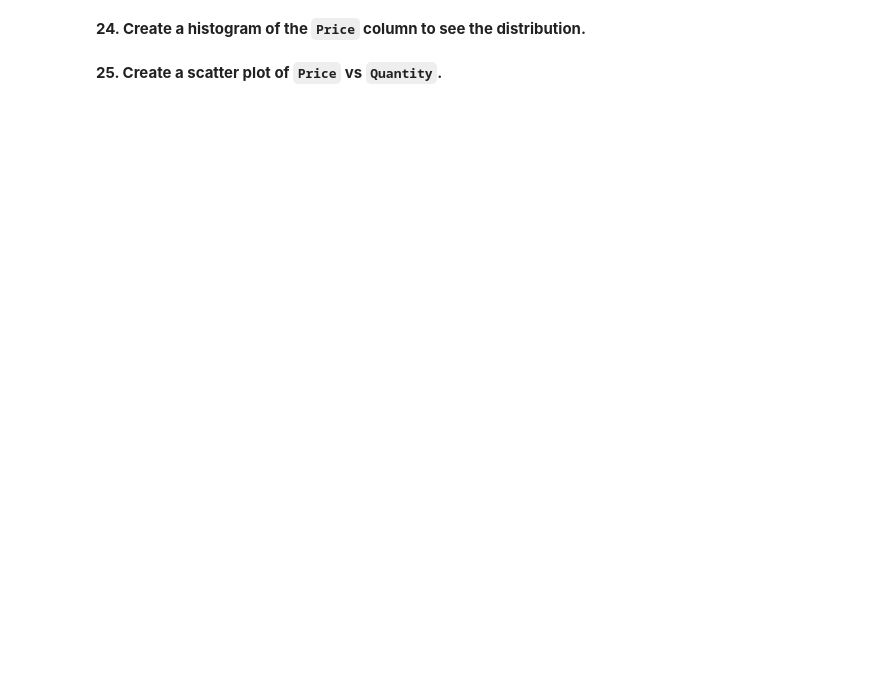
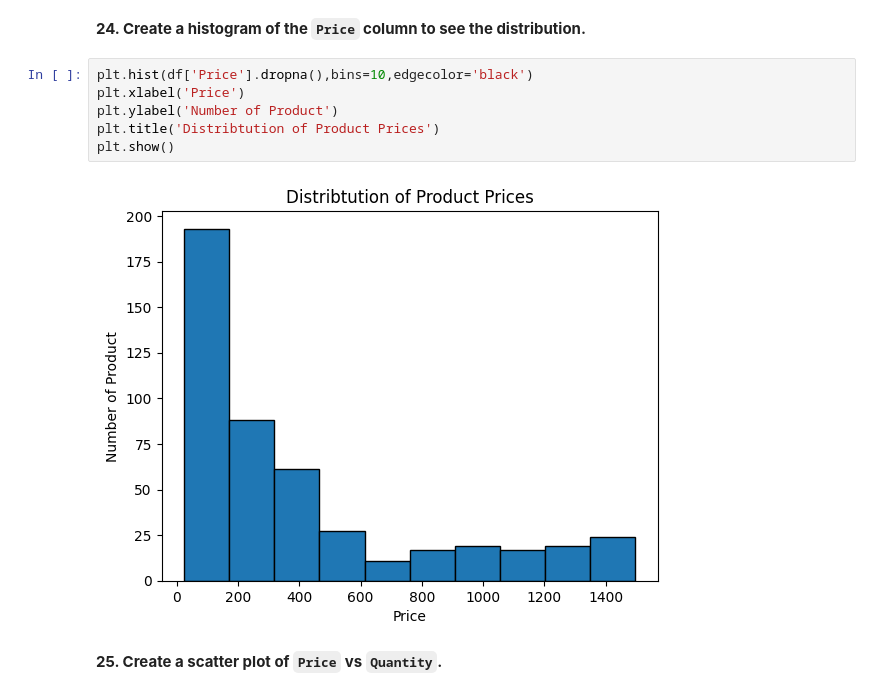
Before and after one commit to francisganapin/Practice_DataScience, a Jupyter notebook: day34/day34.ipynb, the cells around one changed output. Drawn from its saved outputs; the diff is of its cells as text; blank space fills up the shorter version.

```diff
--- a/day34/day34.ipynb
+++ b/day34/day34.ipynb
@@ -364,4 +384,12 @@ print(pd.DataFame(price_greater_than_500[['Product','Price']]))
 # %% [markdown]
 **24. Create a histogram of the `Price` column to see the distribution.**
+# %%
+plt.hist(df['Price'].dropna(),bins=10,edgecolor='black')
+plt.xlabel('Price')
+plt.ylabel('Number of Product')
+plt.title('Distribtution of Product Prices')
+plt.show()
+# %% [output]
+[figure, added]
 # %% [markdown]
 **25. Create a scatter plot of `Price` vs `Quantity`.**
```
Also changed, not shown: parts of 12 cells of this notebook, 4 other files.
